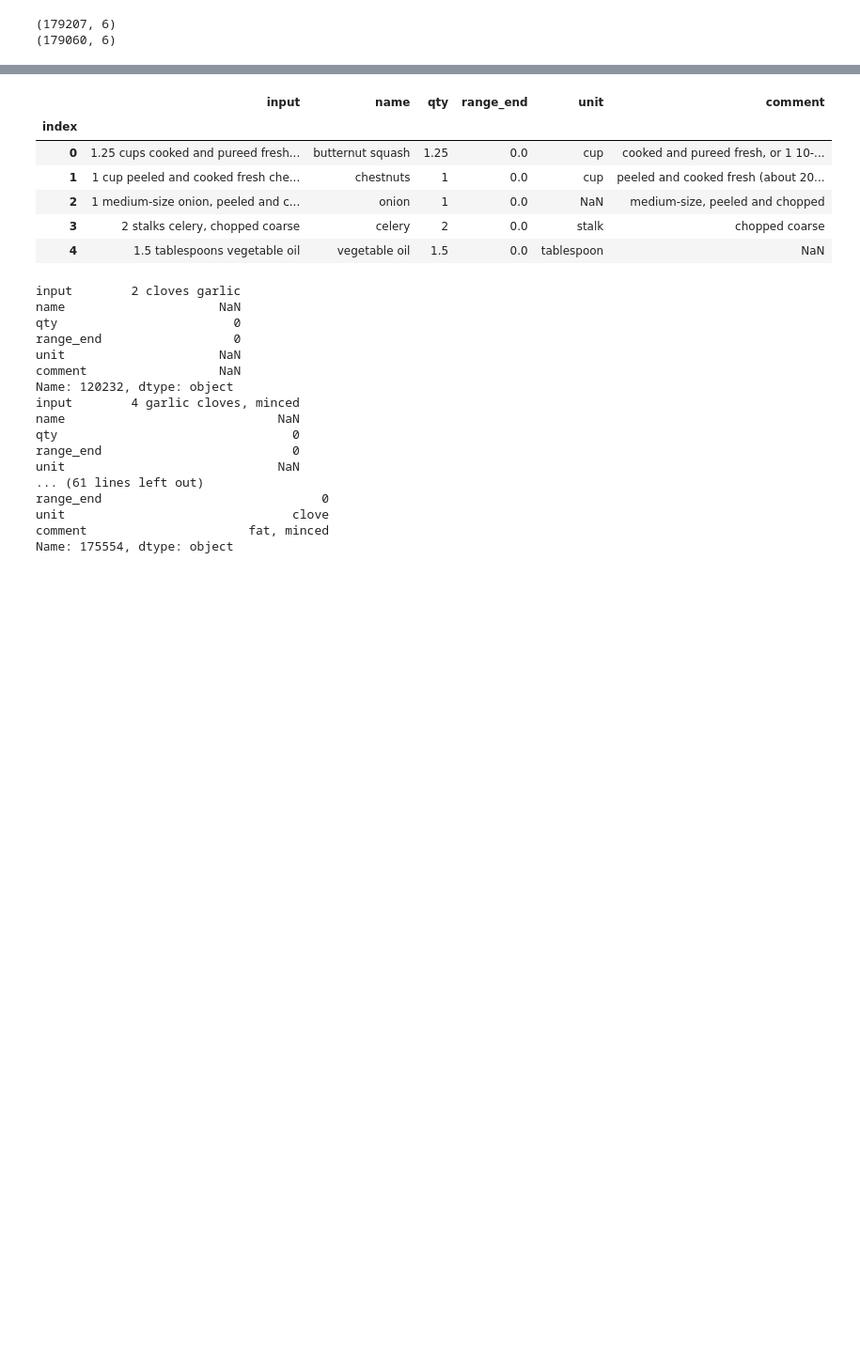
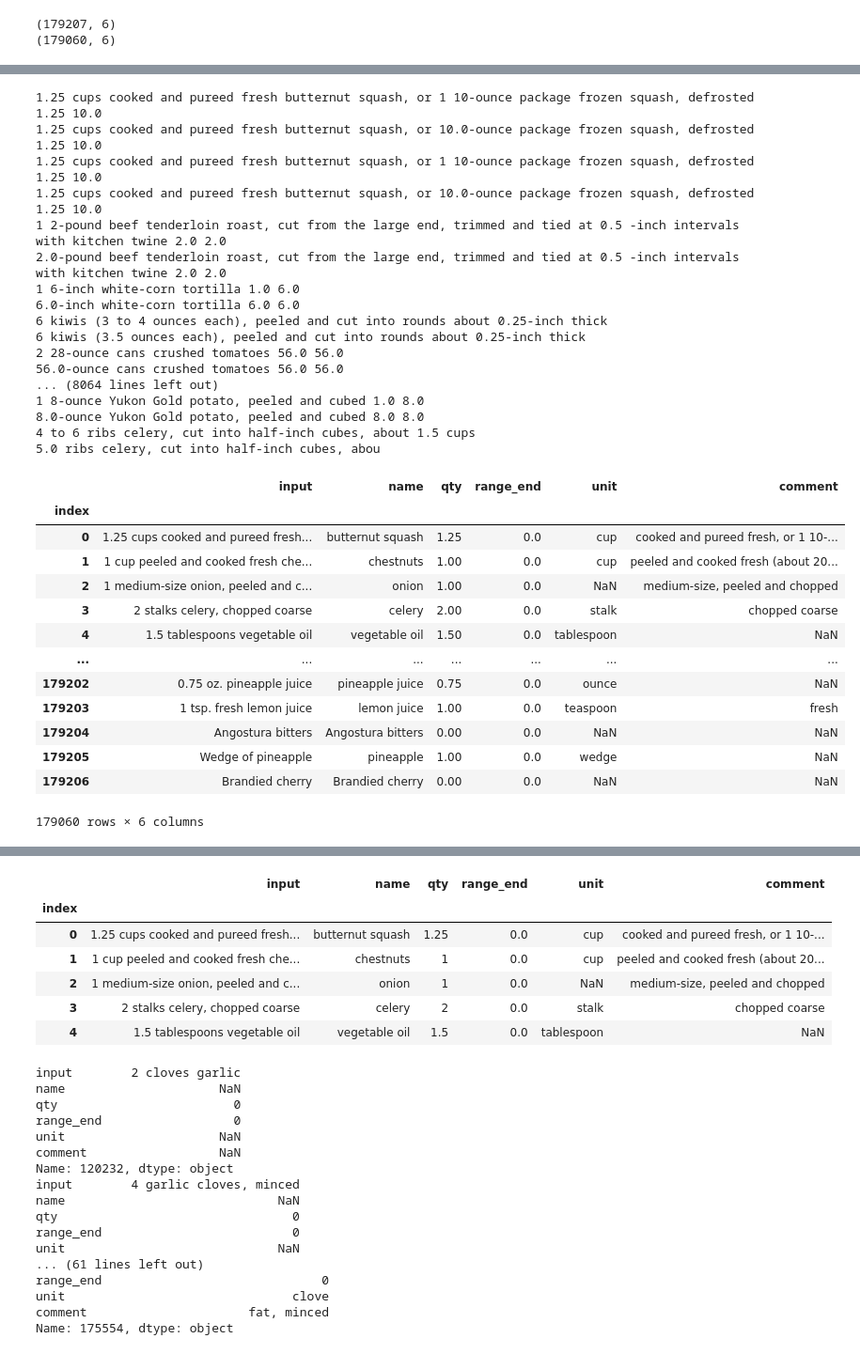
Before and after one commit to Sisyphus192/deep-dishes, a Jupyter notebook: notebooks/Cleaning Data for CRF Training.ipynb, the cells around one changed output, grey strips where cells are left out. Shown at 94% size. Saved outputs shown, nothing was run; the diff lists cells and outputs as text; code cells hidden in the pictures; blank space fills up the shorter version.

```diff
--- a/notebooks/Cleaning Data for CRF Training.ipynb
+++ b/notebooks/Cleaning Data for CRF Training.ipynb
@@ -144,2 +123,0 @@ def merge_ranges(row):
-# %%
-input_data = input_data.apply(merge_ranges, axis=1)
@@ -167,17 +127,17 @@ def merge_fractions(s):
     Merges mixed fractions: 1 2/3 => 1.67
     """
     try:
-        match = re.findall(r"(\d+)\s+(\d\/\d)", s)
+        match = re.findall(r"(\d+)\s+(\d+\/\d+)", s)
         if match:
             for m in match:
                 num = float(m[0]) + float(Fraction(m[1]))
-                s = re.sub(r"(\d+)\s+(\d\/\d)", str(round(num, 3)), s)
+                s = re.sub(r"(\d+)\s+(\d+\/\d+)", str(round(num, 3)), s)
 
-        match = re.findall(r"(\d\/\d)", s)
+        match = re.findall(r"(\d+\/\d+)", s)
         if match:
             for m in match:
                 num = float(Fraction(m))
-                s = re.sub(r"(\d\/\d)", str(round(num, 3)), s)
+                s = re.sub(r"(\d+\/\d+)", str(round(num, 3)), s)
     except ZeroDivisionError:
         print(s)
     return s
@@ -186,3 +146,60 @@ def merge_fractions(s):
 # The quantity label however is always written as 1.5 so we need to
 # convert these fractions so that the crf can match it
 input_data["input"] = input_data["input"].apply(merge_fractions)
+# %%
+def merge_quantities(row):
+    try:
+        match = re.findall(r"(\d+\.?\d*)\-?[\s\-][tor]+[\s\-](\d+\.?\d*)", row["input"])
+        if match:
+            for m in match:
+                print(row["input"])
+                num = ((float(m[0])+float(m[1])) / 2)
+                row["input"] = re.sub(r"(\d+\.?\d*)\-?[\s\-][tor]+[\s\-](\d+\.?\d*)", str(round(num, 3)), row["input"])
+                print(row["input"])
+        match = re.findall(r"(\d+)\s+(\d+\.*\d*)", row["input"])
+        if match:
+            for m in match:
+                num = float(m[0]) * float(m[1])
+                print(row["input"], row["qty"], num)
+                row["input"] = re.sub(r"(\d+)\s+(\d+\.*\d*)", str(round(num, 3)), row["input"])
+                if float(m[0]) == row["qty"] or float(m[1]) == row["qty"]:
+                    # probably a pretty good guess that the qty was only one of these two numbers, update it with the new num
+                    row["qty"] = round(num, 3)
+                print(row["input"], row["qty"], num)
+    except TypeError:
+        print("Error Merging Ranges: ", row)
+    return row
+# %%
+input_data.apply(merge_quantities, axis=1)
+# %% [output]
+1.25 cups cooked and pureed fresh butternut squash, or 1 10-ounce package frozen squash, defrosted 1.25 10.0
+1.25 cups cooked and pureed fresh butternut squash, or 10.0-ounce package frozen squash, defrosted 1.25 10.0
+1.25 cups cooked and pureed fresh butternut squash, or 1 10-ounce package frozen squash, defrosted 1.25 10.0
+1.25 cups cooked and pureed fresh butternut squash, or 10.0-ounce package frozen squash, defrosted 1.25 10.0
+1 2-pound beef tenderloin roast, cut from the large end, trimmed and tied at 0.5 -inch intervals with kitchen twine 2.0 2.0
+2.0-pound beef tenderloin roast, cut from the large end, trimmed and tied at 0.5 -inch intervals with kitchen twine 2.0 2.0
+1 6-inch white-corn tortilla 1.0 6.0
+6.0-inch white-corn tortilla 6.0 6.0
+6 kiwis (3 to 4 ounces each), peeled and cut into rounds about 0.25-inch thick
+6 kiwis (3.5 ounces each), peeled and cut into rounds about 0.25-inch thick
+2 28-ounce cans crushed tomatoes 56.0 56.0
+56.0-ounce cans crushed tomatoes 56.0 56.0
+... (8064 lines left out)
+1 8-ounce Yukon Gold potato, peeled and cubed 1.0 8.0
+8.0-ounce Yukon Gold potato, peeled and cubed 8.0 8.0
+4 to 6 ribs celery, cut into half-inch cubes, about 1.5 cups
+5.0 ribs celery, cut into half-inch cubes, abou
+|  | input | name | qty | range_end | unit | comment |
+| index |  |  |  |  |  |  |
+| 0 | 1.25 cups cooked and pureed fresh... | butternut squash | 1.25 | 0.0 | cup | cooked and pureed fresh, or 1 10-... |
+| 1 | 1 cup peeled and cooked fresh che... | chestnuts | 1.00 | 0.0 | cup | peeled and cooked fresh (about 20... |
+| 2 | 1 medium-size onion, peeled and c... | onion | 1.00 | 0.0 | NaN | medium-size, peeled and chopped |
+| 3 | 2 stalks celery, chopped coarse | celery | 2.00 | 0.0 | stalk | chopped coarse |
+| 4 | 1.5 tablespoons vegetable oil | vegetable oil | 1.50 | 0.0 | tablespoon | NaN |
+| ... | ... | ... | ... | ... | ... | ... |
+| 179202 | 0.75 oz. pineapple juice | pineapple juice | 0.75 | 0.0 | ounce | NaN |
+| 179203 | 1 tsp. fresh lemon juice | lemon juice | 1.00 | 0.0 | teaspoon | fresh |
+| 179204 | Angostura bitters | Angostura bitters | 0.00 | 0.0 | NaN | NaN |
+| 179205 | Wedge of pineapple | pineapple | 1.00 | 0.0 | wedge | NaN |
+| 179206 | Brandied cherry | Brandied cherry | 0.00 | 0.0 | NaN | NaN |
+179060 rows × 6 columns
```
Also changed, not shown: parts of 15 cells of this notebook, 6 other files.
